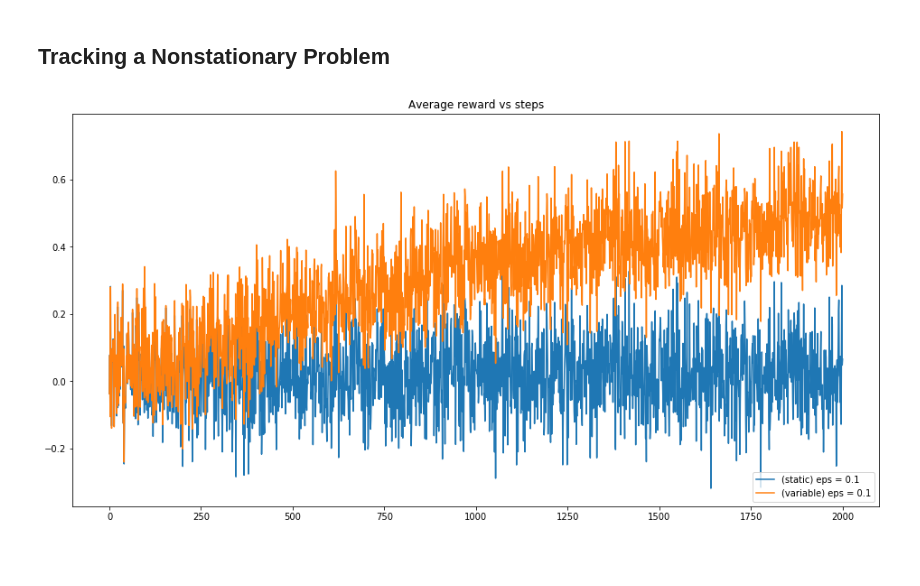
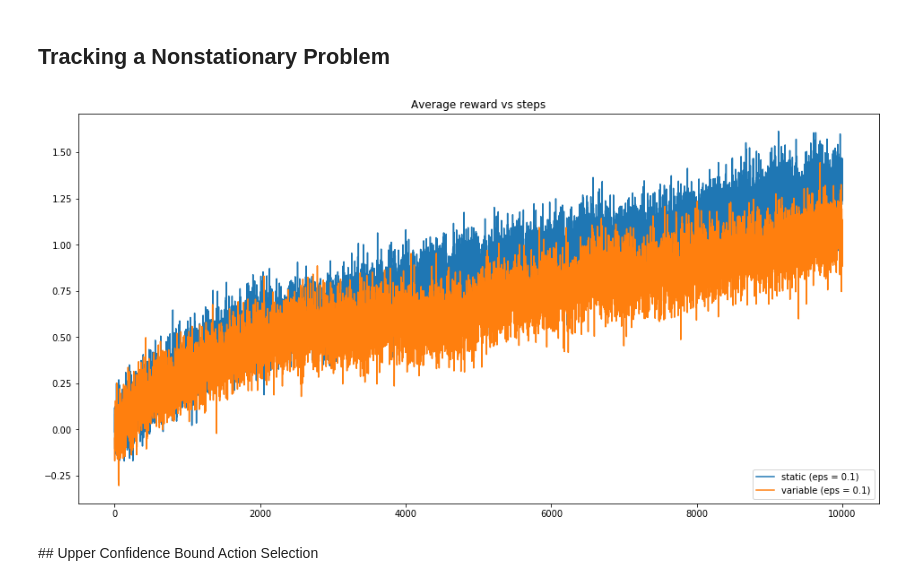
Before and after one commit to b5m3/rl_sutton_notes, a Jupyter notebook: 2_Multi_Armed_Bandits.ipynb, the cells around one changed output. Drawn from its saved outputs; the diff is of its cells as text; code cells hidden in the pictures; blank space fills up the shorter version.

```diff
--- a/2_Multi_Armed_Bandits.ipynb
+++ b/2_Multi_Armed_Bandits.ipynb
@@ -158,7 +137,8 @@ plt.show()
 ## Tracking a Nonstationary Problem
 # %%
 def run_nonstationary(num_steps, num_runs, next_action, alpha=None):
-    q_sr = np.zeros((num_steps, num_runs))        # reward gained in each step per run
+    rand = np.random.RandomState(seed)          # re-initialize the RNG
+    q_sr = np.zeros((num_steps, num_runs))      # reward gained in each step per run
     for run in range(num_runs):
         bandits = np.zeros(n)
 
@@ -170,8 +150,8 @@ def run_nonstationary(num_steps, num_runs, next_action, alpha=None):
             # learn incrementally
             n_a[action] += 1
             # use a cl
-            step_size = alpha if alpha else n_a[action]
-            q_t[action] += (reward - q_t[action]) / step_size
+            step_size = alpha if alpha else 1 / n_a[action]
+            q_t[action] += (reward - q_t[action]) * step_size
 
             # bandits walk randomly
             bandits = bandits + rand.normal(0, 0.01, n)
@@ -180,22 +160,15 @@ def run_nonstationary(num_steps, num_runs, next_action, alpha=None):
     q_s = np.average(q_sr, axis=1)
     return q_s
 # %%
-num_steps = 2000
-
-rand = np.random.RandomState(seed)     # re-initialize the RNG
+num_steps = 10000
 
 eg_e5 = run_nonstationary(num_steps, num_runs, lambda x: choose_e_greedy(x, 0.1), alpha=0.1)
-
-rand = np.random.RandomState(seed)     # re-initialize the RNG
-
 eg_e6 = run_nonstationary(num_steps, num_runs, lambda x: choose_e_greedy(x, 0.1))
-# %%
-x = np.linspace(0, num_steps, num=num_steps)
-plt.figure(figsize=(16, 8))
-plt.plot(x, eg_e5, label='(static) eps = 0.1')
-plt.plot(x, eg_e6, label='(variable) eps = 0.1')
-plt.title('Average reward vs steps')
-plt.legend(loc='lower right')
-plt.show()
-# %% [output]
-[figure, removed]
+# %%
+plot_stepAvgReward(num_steps, [
+    (eg_e5, 'static (eps = 0.1)'),
+    (eg_e6, 'variable (eps = 0.1)')])
+# %% [output]
+[figure, added]
+# %% [markdown]
+## Upper Confidence Bound Action Selection
```
Also changed, not shown: parts of 17 cells of this notebook, 1 other file.
